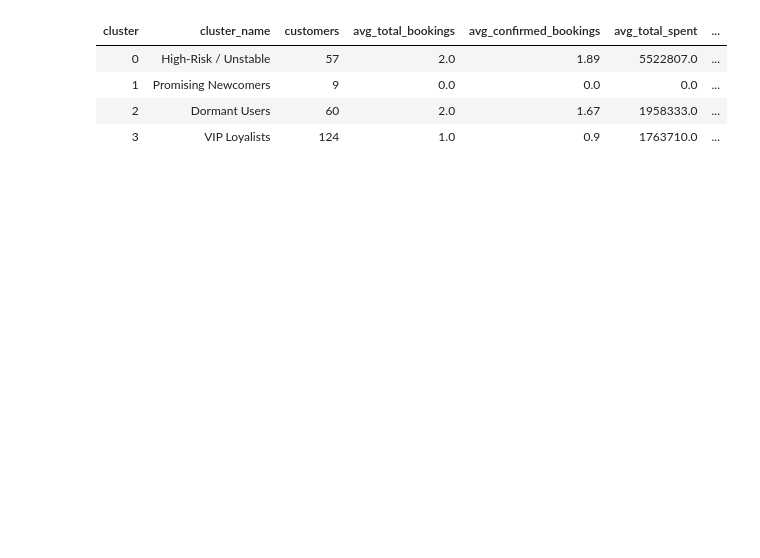
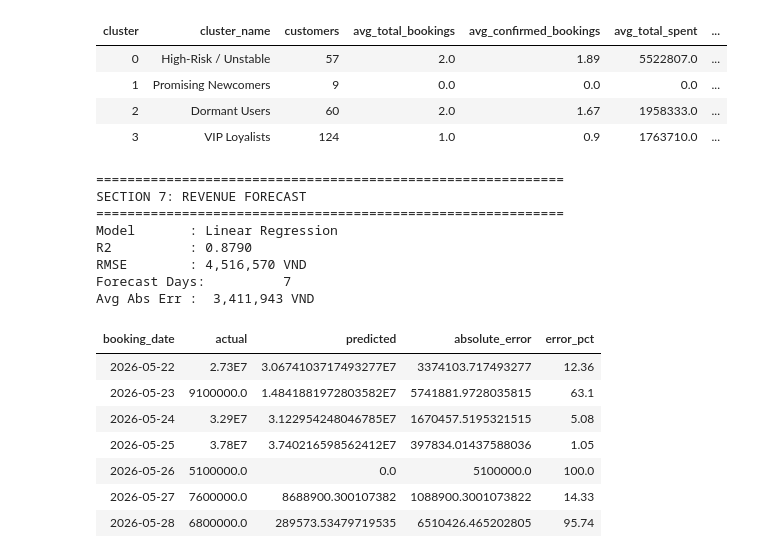
Before and after one commit to KhangTnG14/Cloud_Proj, a Jupyter notebook: notebooks/05_dashboard.ipynb, the cells around one changed output. Saved outputs shown, nothing was run; the diff lists cells and outputs as text; code cells hidden in the pictures; blank space fills up the shorter version.

```diff
--- a/notebooks/05_dashboard.ipynb
+++ b/notebooks/05_dashboard.ipynb
@@ -399,0 +391,59 @@ Model              : K-Means, K=4
+# %%
+# == SECTION 7: REVENUE FORECAST ==
+# Day 7 [C]: forecast chart (plan layout Section 6)
+# Requires table: ml_revenue_forecast (from 04b_ml_forecasting.ipynb)
+
+from pyspark.sql.functions import col, when, abs as _abs, round as _round, avg
+
+spark.sql("USE tourgo")
+
+df_forecast = spark.read.table("ml_revenue_forecast")
+
+df_forecast_viz = df_forecast \
+    .withColumn("predicted", when(col("predicted") < 0, 0).otherwise(col("predicted"))) \
+    .withColumn("absolute_error", _abs(col("actual") - col("predicted"))) \
+    .withColumn(
+        "error_pct",
+        _round(when(col("actual") > 0, col("absolute_error") / col("actual") * 100).otherwise(0), 2)
+    ) \
+    .orderBy("booking_date")
+
+forecast_days = df_forecast_viz.count()
+avg_abs_error = df_forecast_viz.agg(_round(avg("absolute_error"), 0).alias("avg_abs_error")).collect()[0]["avg_abs_error"] or 0
+
+print("=" * 60)
+print("SECTION 7: REVENUE FORECAST")
+print("=" * 60)
+print("Model       : Linear Regression")
+print("R2          : 0.8790")
+print("RMSE        : 4,516,570 VND")
+print(f"Forecast Days: {forecast_days:>10,}")
+print(f"Avg Abs Err : {avg_abs_error:>10,.0f} VND")
+
+display(
+    df_forecast_viz.select(
+        "booking_date",
+        "actual",
+        "predicted",
+        "absolute_error",
+        "error_pct"
+    )
+)
+# Databricks chart suggestion: line chart, X = booking_date, Y = actual and predicted.
+# %% [output]
+============================================================
+SECTION 7: REVENUE FORECAST
+============================================================
+Model       : Linear Regression
+R2          : 0.8790
+RMSE        : 4,516,570 VND
+Forecast Days:          7
+Avg Abs Err :  3,411,943 VND
+| booking_date | actual | predicted | absolute_error | error_pct |
+| 2026-05-22 | 2.73E7 | 3.0674103717493277E7 | 3374103.717493277 | 12.36 |
+| 2026-05-23 | 9100000.0 | 1.4841881972803582E7 | 5741881.9728035815 | 63.1 |
+| 2026-05-24 | 3.29E7 | 3.122954248046785E7 | 1670457.5195321515 | 5.08 |
+| 2026-05-25 | 3.78E7 | 3.740216598562412E7 | 397834.01437588036 | 1.05 |
+| 2026-05-26 | 5100000.0 | 0.0 | 5100000.0 | 100.0 |
+| 2026-05-27 | 7600000.0 | 8688900.300107382 | 1088900.3001073822 | 14.33 |
+| 2026-05-28 | 6800000.0 | 289573.53479719535 | 6510426.465202805 | 95.74 |
```
Also changed, not shown: parts of 6 cells of this notebook, 3 other files.
